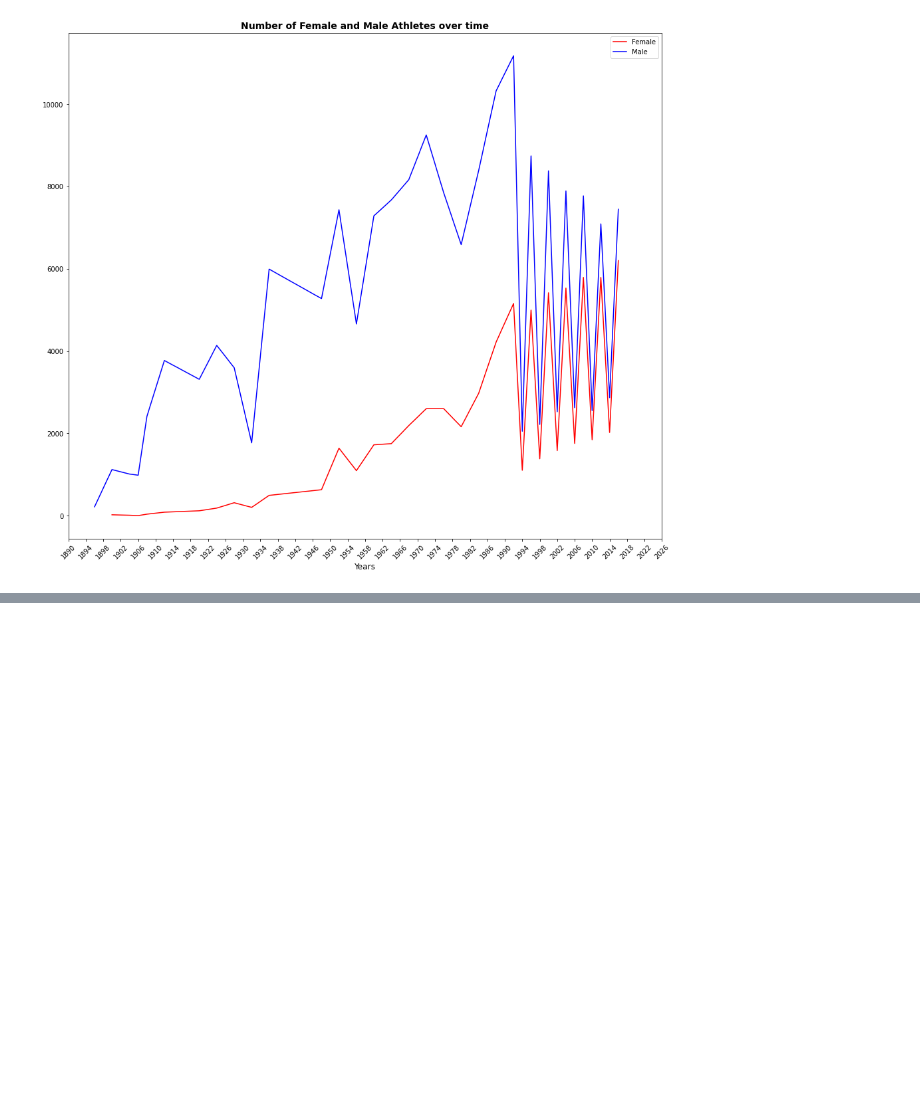
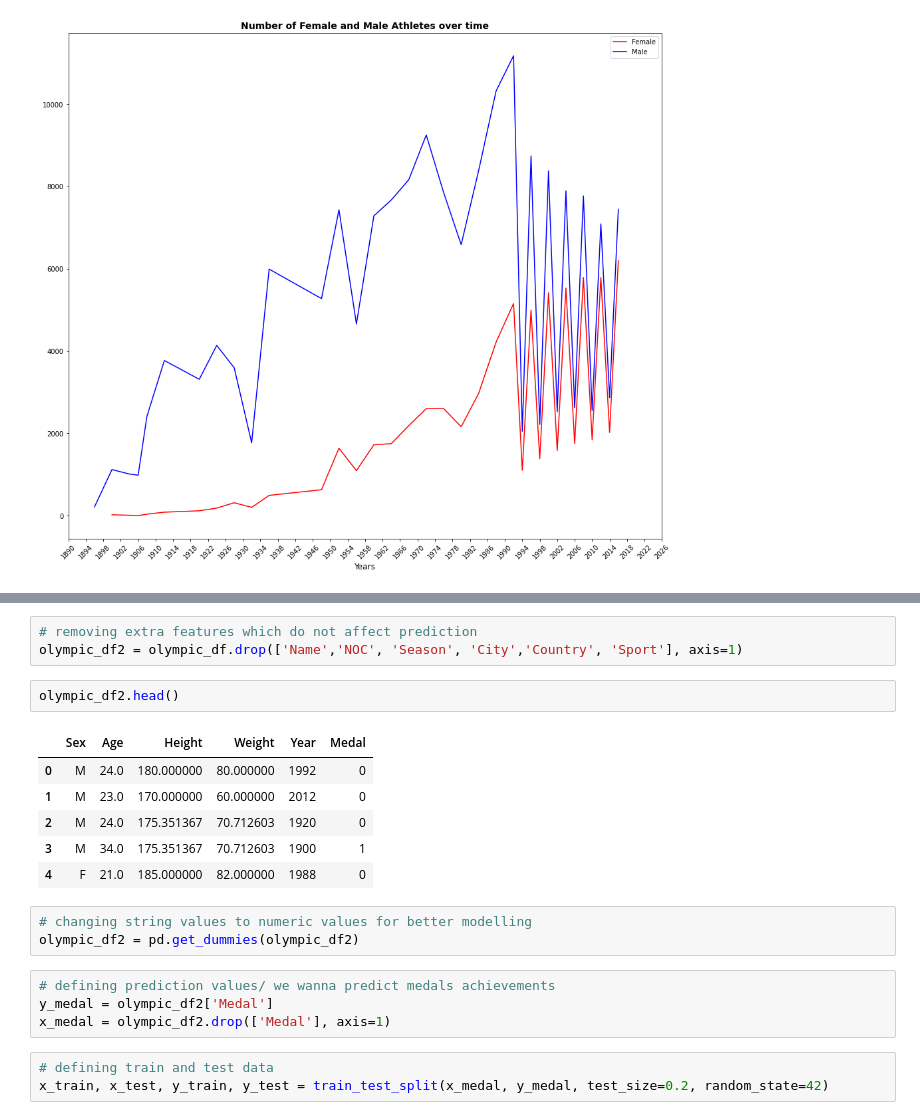
Before and after one commit to MaH1996SdN/Olympic_Games, a Jupyter notebook: Programming_Project_Olympic.ipynb, the cells around one changed output, grey strips where cells are left out. Saved outputs shown, nothing was run; the diff lists cells and outputs as text; blank space fills up the shorter version.

Commit message:
importing required libraries for modelling and converting strings to numeric values

```diff
--- a/Programming_Project_Olympic.ipynb
+++ b/Programming_Project_Olympic.ipynb
@@ -803,0 +823,22 @@ plt.show()
+# %%
+# removing extra features which do not affect prediction
+olympic_df2 = olympic_df.drop(['Name','NOC', 'Season', 'City','Country', 'Sport'], axis=1)
+# %%
+olympic_df2.head()
+# %% [output]
+|  | Sex | Age | Height | Weight | Year | Medal |
+| 0 | M | 24.0 | 180.000000 | 80.000000 | 1992 | 0 |
+| 1 | M | 23.0 | 170.000000 | 60.000000 | 2012 | 0 |
+| 2 | M | 24.0 | 175.351367 | 70.712603 | 1920 | 0 |
+| 3 | M | 34.0 | 175.351367 | 70.712603 | 1900 | 1 |
+| 4 | F | 21.0 | 185.000000 | 82.000000 | 1988 | 0 |
+# %%
+# changing string values to numeric values for better modelling
+olympic_df2 = pd.get_dummies(olympic_df2)
+# %%
+# defining prediction values/ we wanna predict medals achievements
+y_medal = olympic_df2['Medal']
+x_medal = olympic_df2.drop(['Medal'], axis=1)
+# %%
+# defining train and test data
+x_train, x_test, y_train, y_test = train_test_split(x_medal, y_medal, test_size=0.2, random_state=42)
```
Also changed, not shown: parts of 3 cells of this notebook.
